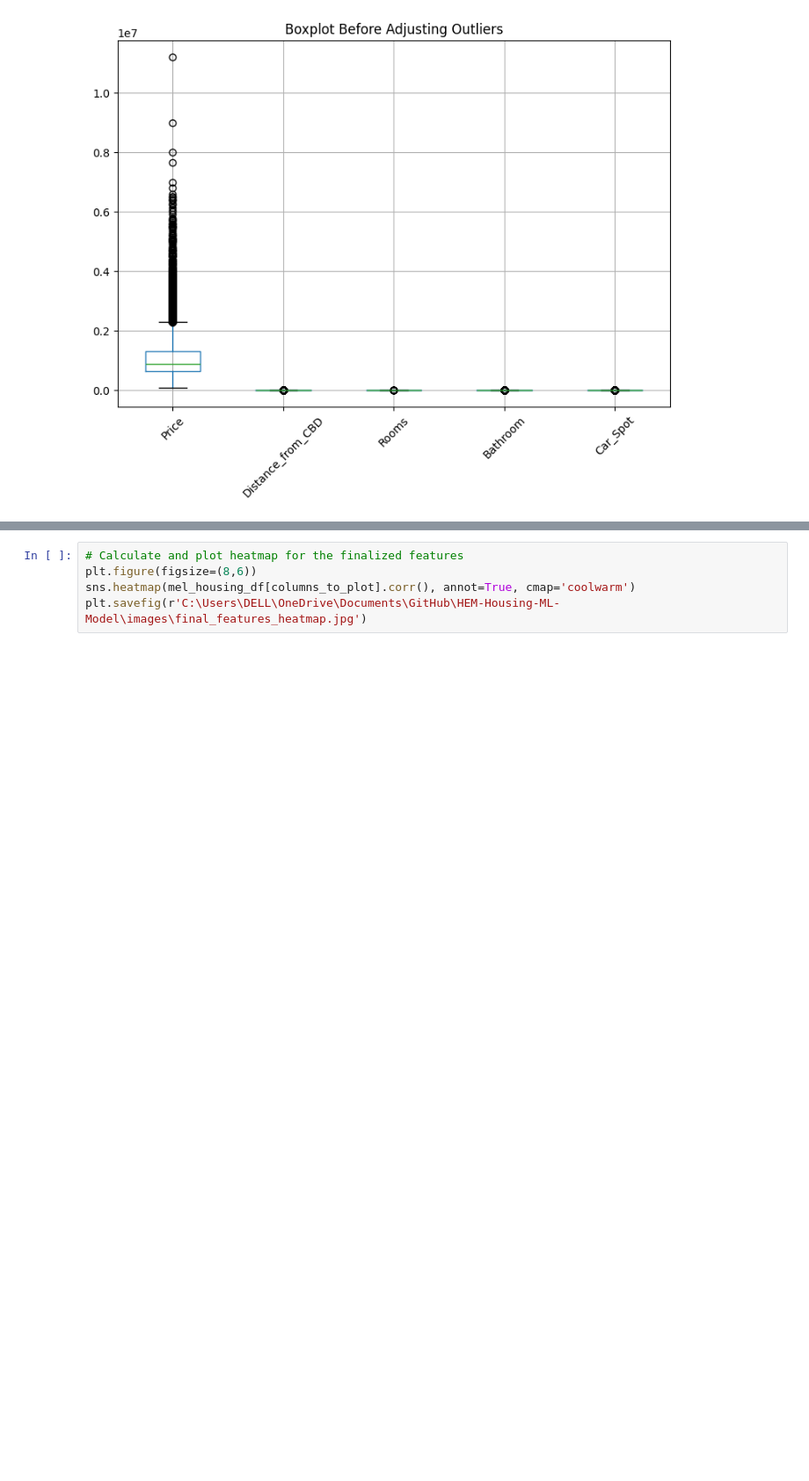
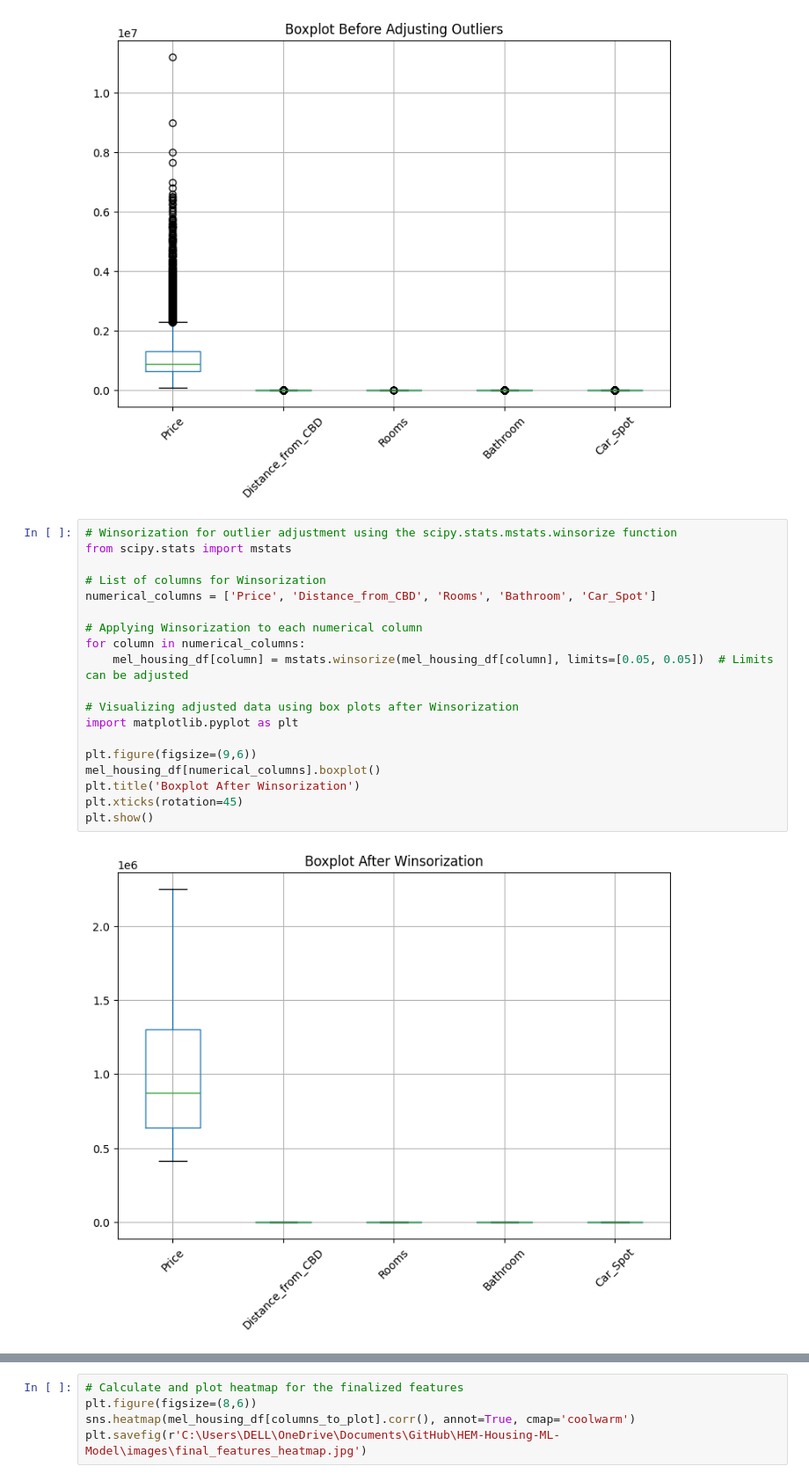
Before and after one commit to Eshitamjn20/HEM-Housing-ML-Model, a Jupyter notebook: mel-housing-data-processing.ipynb, the cells around one changed output, grey strips where cells are left out. Shown at 88% size. Cells and saved outputs as stored; diff of their text form; blank space fills up the shorter version.

```diff
--- a/mel-housing-data-processing.ipynb
+++ b/mel-housing-data-processing.ipynb
@@ -256,5 +256,26 @@ plt.xticks(rotation=45)
 plt.show()
 # %% [output]
 [figure]
+# %%
+# Winsorization for outlier adjustment using the scipy.stats.mstats.winsorize function
+from scipy.stats import mstats
+
+# List of columns for Winsorization
+numerical_columns = ['Price', 'Distance_from_CBD', 'Rooms', 'Bathroom', 'Car_Spot']
+
+# Applying Winsorization to each numerical column
+for column in numerical_columns:
+    mel_housing_df[column] = mstats.winsorize(mel_housing_df[column], limits=[0.05, 0.05])  # Limits can be adjusted
+
+# Visualizing adjusted data using box plots after Winsorization
+import matplotlib.pyplot as plt
+
+plt.figure(figsize=(9,6))
+mel_housing_df[numerical_columns].boxplot()
+plt.title('Boxplot After Winsorization')
+plt.xticks(rotation=45)
+plt.show()
+# %% [output]
+[figure, added]
 # %%
 
```
Also changed, not shown: parts of 6 cells of this notebook, 2 other files.
